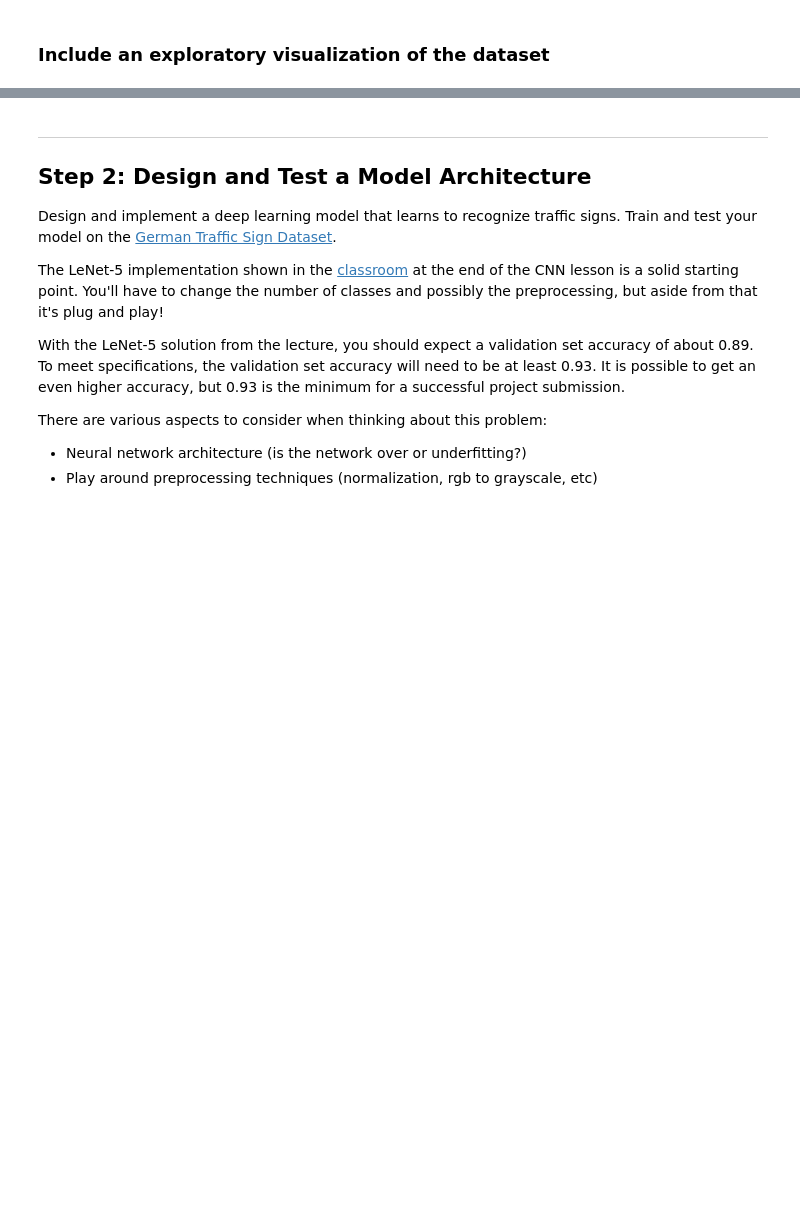
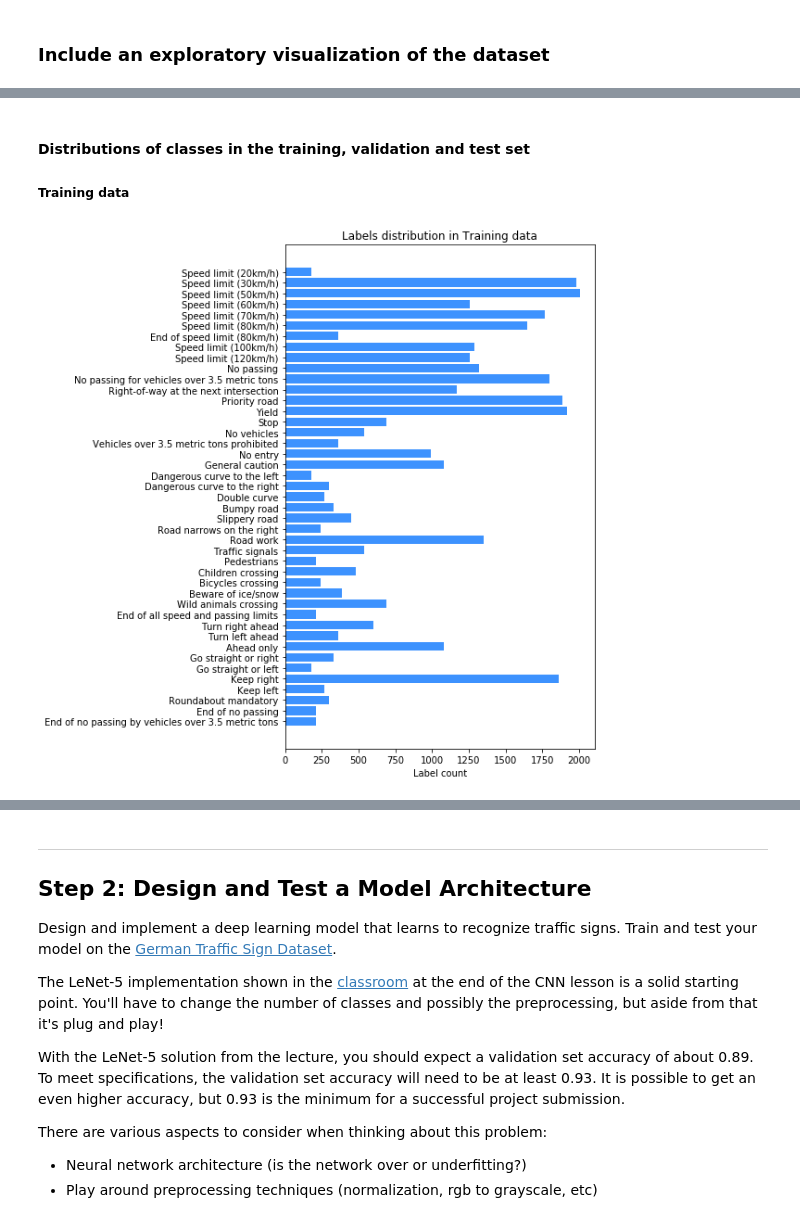
Before and after one commit to MacZel/CarND-Traffic-Sign-Classifier-Project, a Jupyter notebook: Traffic_Sign_Classifier.ipynb, the cells around one changed output, grey strips where cells are left out. Saved outputs shown, nothing was run; the diff lists cells and outputs as text; code cells hidden in the pictures; blank space fills up the shorter version.

```diff
--- a/Traffic_Sign_Classifier.ipynb
+++ b/Traffic_Sign_Classifier.ipynb
@@ -105,0 +162,21 @@ ModuleNotFoundError: No module named 'matplotlib'
+# %% [markdown]
+#### Distributions of classes in the training, validation and test set
+##### Training data
+# %%
+import numpy as np
+
+fig, ax = plt.subplots()
+fig.set_figheight(10)
+y_pos = np.arange(n_classes)
+train_labels_count = train_labels.value_counts().sort_index()
+
+ax.barh(y_pos, train_labels_count, align='center', color='#3D92FE')
+ax.set_yticks(y_pos)
+ax.set_yticklabels(labels_matchup_list)
+ax.invert_yaxis()
+ax.set_xlabel('Label count')
+ax.set_title('Labels distribution in Training data')
+
+plt.show()
+# %% [output]
+[figure, added]
```
Also changed, not shown: parts of 16 cells of this notebook.
